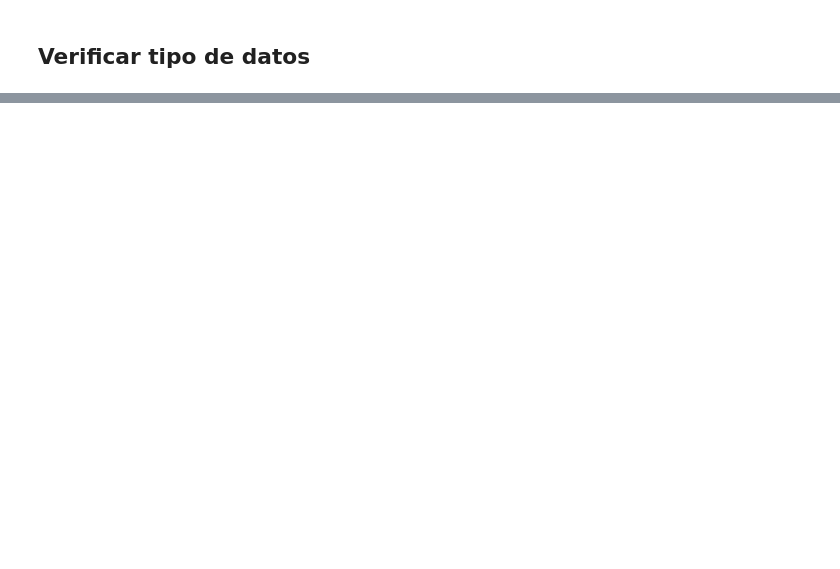
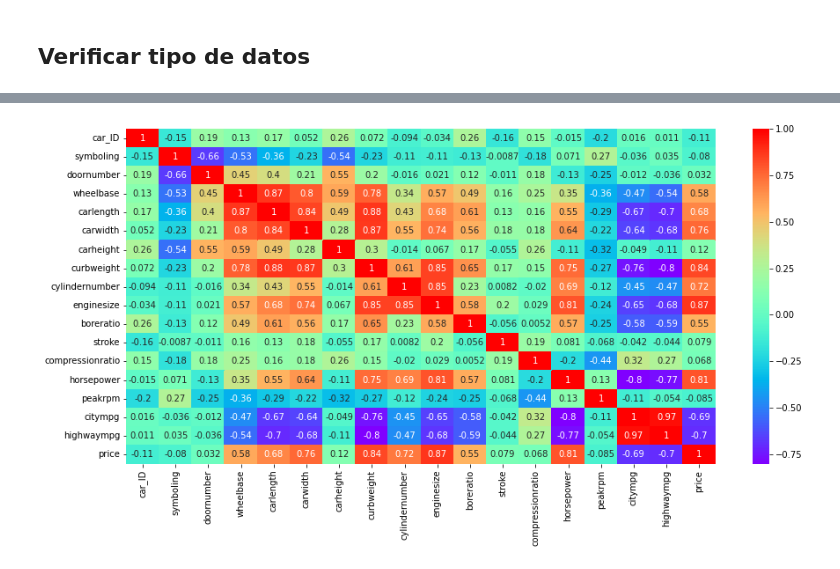
Before and after one commit to EMcoding17/ExtraccionConocimientosDeBD, a Jupyter notebook: Actividad04/CarPrice.ipynb, the cells around one changed output, grey strips where cells are left out. Saved outputs shown, nothing was run; the diff lists cells and outputs as text; code cells hidden in the pictures; blank space fills up the shorter version.

```diff
--- a/Actividad04/CarPrice.ipynb
+++ b/Actividad04/CarPrice.ipynb
@@ -218,0 +415,9 @@ Valores unicos:  ['alfa-romero giulia' 'alfa-romero quadrifoglio' 'alfa-romero s
+# %%
+dfcar_price.CarName.replace(to_replace=['audi 5000s (diesel)'], value='audi', inplace=True)
+dfcar_price.CarName.replace(to_replace=['buick century luxus (sw)', 'buick century special',
+                                        'buick electra 225 custom', 'buick opel isuzu deluxe',
+                                        'buick regal sport coupe (turbo)'], value='buick', inplace=True)
+dfcar_price.CarName.replace(to_replace=['dodge coronet custom', 'dodge coronet custom (sw)' ], value='dodge', inplace=True)
+dfcar_price.CarName.replace(to_replace=['isuzu d-max v-cross'], value='isuzu', inplace=True)
+dfcar_price.CarName.replace(to_replace=['mazda glc custom l'], value='mazda', inplace=True)
+dfcar_price.CarName.replace(to_replace=['vw dasher', 'vw rabbit'], value='volkswagen', inplace=True)
@@ -218,0 +436,4 @@ Valores unicos:  ['alfa-romero giulia' 'alfa-romero quadrifoglio' 'alfa-romero s
+# %%
+dfcar_price.doornumber.replace(to_replace="four", value=4, inplace=True)
+dfcar_price.doornumber.replace(to_replace="two", value=2, inplace=True)
+dfcar_price['doornumber']
@@ -218,0 +456,9 @@ Valores unicos:  ['alfa-romero giulia' 'alfa-romero quadrifoglio' 'alfa-romero s
+# %%
+dfcar_price.cylindernumber.replace(to_replace="eight", value=8, inplace=True)
+dfcar_price.cylindernumber.replace(to_replace="five", value=5, inplace=True)
+dfcar_price.cylindernumber.replace(to_replace="four", value=4, inplace=True)
+dfcar_price.cylindernumber.replace(to_replace="six", value=6, inplace=True)
+dfcar_price.cylindernumber.replace(to_replace="three", value=3, inplace=True)
+dfcar_price.cylindernumber.replace(to_replace="two", value=2, inplace=True)
+dfcar_price.cylindernumber.replace(to_replace="twelve", value=12, inplace=True)
+dfcar_price['cylindernumber']
@@ -241,0 +573,6 @@ memory usage: 41.8+ KB
+# %%
+plt.figure(figsize=(15,7))
+sns.heatmap(dfcar_price.corr(), cmap="rainbow", annot=True)
+plt.show()
+# %% [output]
+[figure, added]
```
Also changed, not shown: parts of 34 cells of this notebook.
